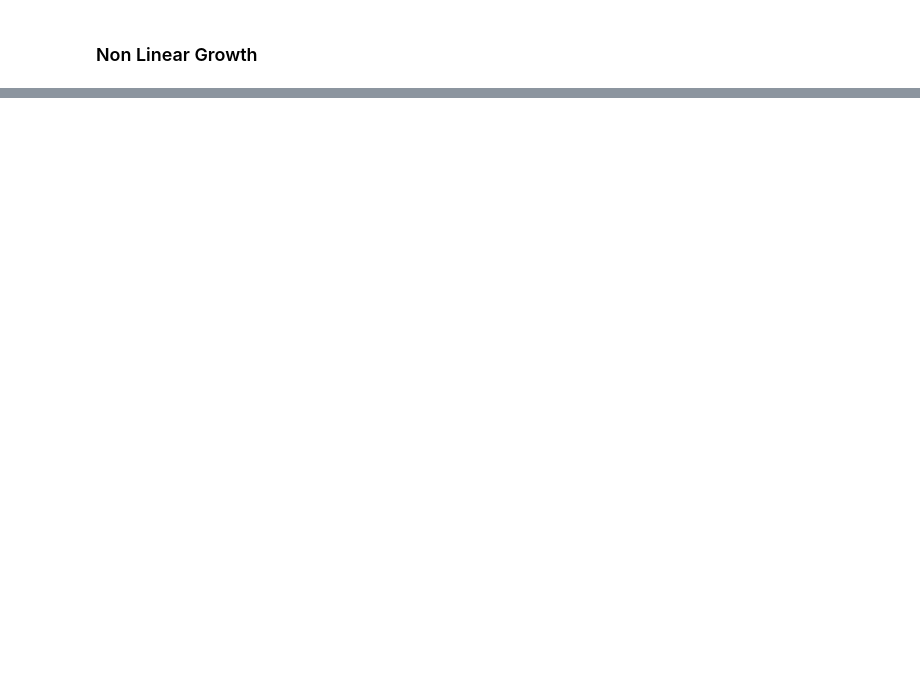
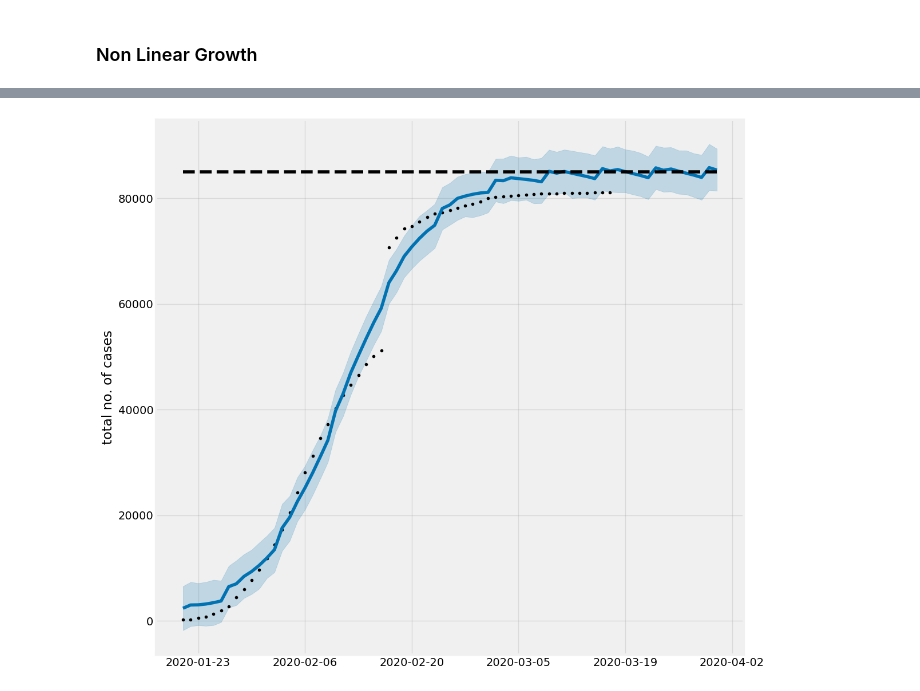
Before and after one commit to bachaudhry/time_series, a Jupyter notebook: ts_with_k/03_Prophet.ipynb, the cells around one changed output, grey strips where cells are left out. Drawn from its saved outputs; the diff is of its cells as text; code cells hidden in the pictures; blank space fills up the shorter version.

Commit message:
Non linear growth

```diff
--- a/ts_with_k/03_Prophet.ipynb
+++ b/ts_with_k/03_Prophet.ipynb
@@ -138,0 +174,14 @@ $$
+# %%
+# Prophet can cap the forecast value as additional knowledge
+df['cap'] = 85000
+
+# Fit the model with growth parameter set to logistic.
+m = Prophet(growth='logistic')
+m.fit(df)
+# Forecast
+future = m.make_future_dataframe(periods=14)
+future['cap'] = 85000
+# Plot
+forecast = m.predict(future)
+fig = m.plot(forecast, figsize=(CFG.img_dim1, CFG.img_dim2), xlabel='', ylabel='total no. of cases');
+# %% [output]
@@ -138,0 +190 @@ $$
+[figure, added]
```
Also changed, not shown: parts of 10 cells of this notebook.
